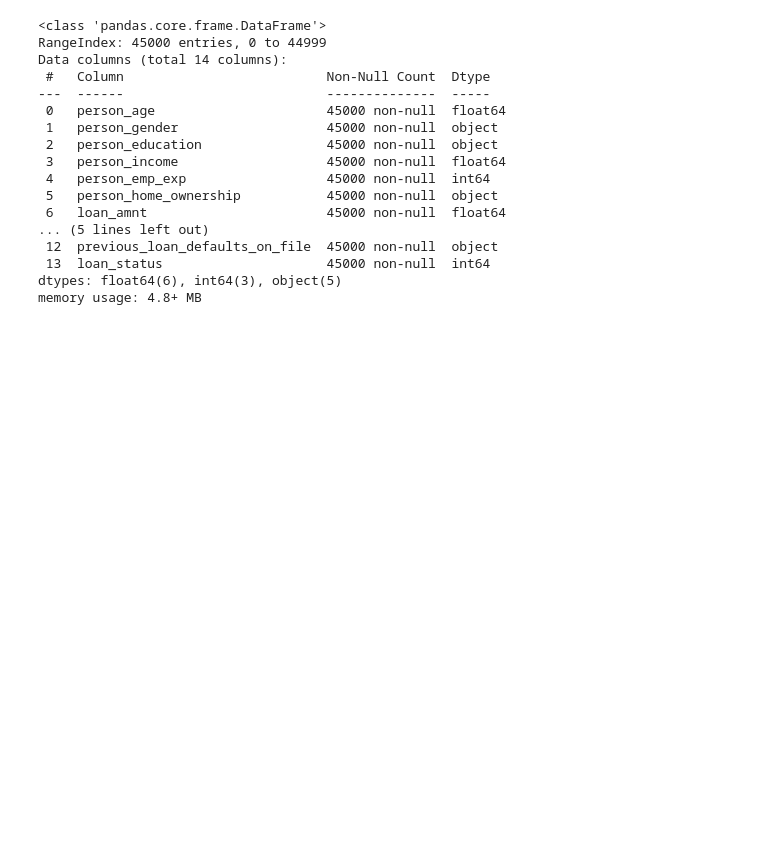
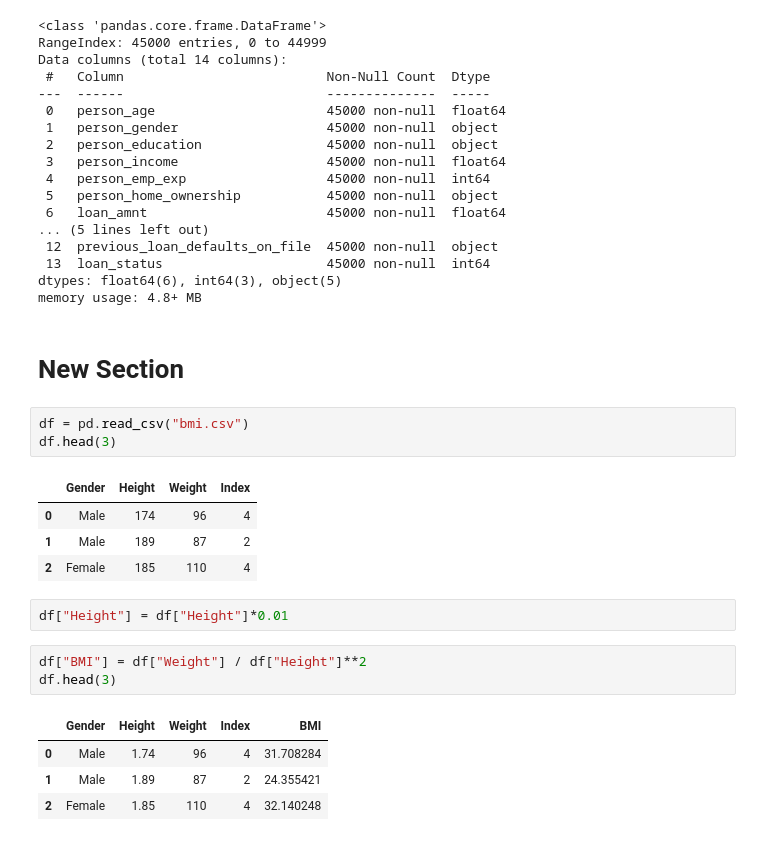
Before and after one commit to Abdullah-Hamad-Almousa/ArrayTesting, a Jupyter notebook: notes/PandasNote.ipynb, the cells around one changed output. Saved outputs shown, nothing was run; the diff lists cells and outputs as text; blank space fills up the shorter version.

```diff
--- a/notes/PandasNote.ipynb
+++ b/notes/PandasNote.ipynb
@@ -319,3 +319,23 @@ Data columns (total 14 columns):
  13  loan_status                     45000 non-null  int64
 dtypes: float64(6), int64(3), object(5)
 memory usage: 4.8+ MB
+# %% [markdown]
+# New Section
+# %%
+df = pd.read_csv("bmi.csv")
+df.head(3)
+# %% [output]
+|  | Gender | Height | Weight | Index |
+| 0 | Male | 174 | 96 | 4 |
+| 1 | Male | 189 | 87 | 2 |
+| 2 | Female | 185 | 110 | 4 |
+# %%
+df["Height"] = df["Height"]*0.01
+# %%
+df["BMI"] = df["Weight"] / df["Height"]**2
+df.head(3)
+# %% [output]
+|  | Gender | Height | Weight | Index | BMI |
+| 0 | Male | 1.74 | 96 | 4 | 31.708284 |
+| 1 | Male | 1.89 | 87 | 2 | 24.355421 |
+| 2 | Female | 1.85 | 110 | 4 | 32.140248 |
```
Also changed, not shown: parts of 8 cells of this notebook, 1 other file.
